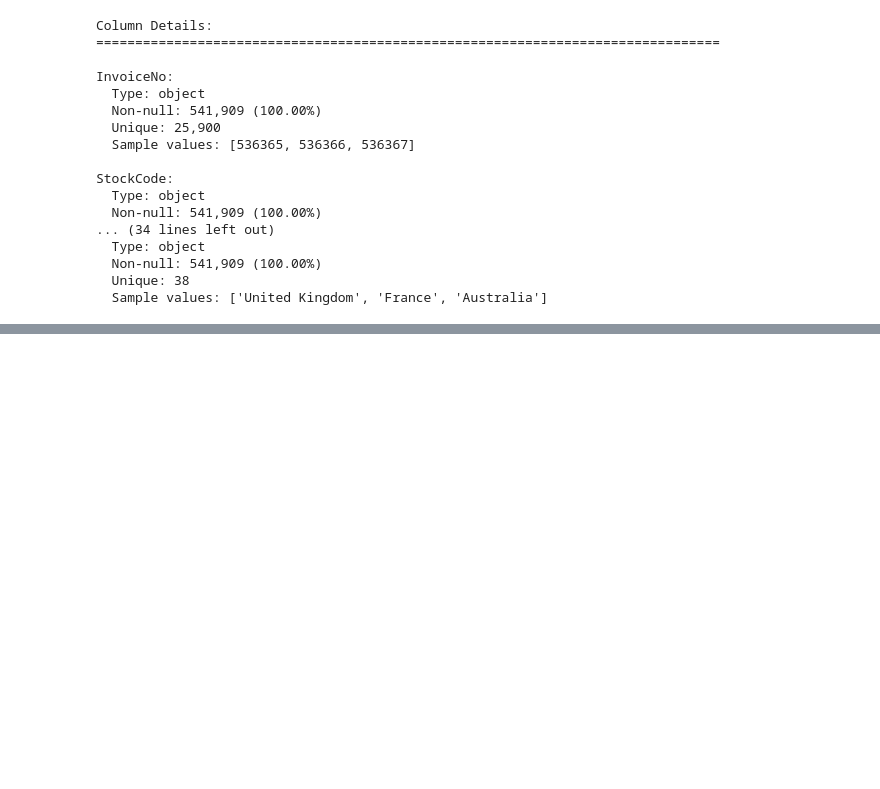
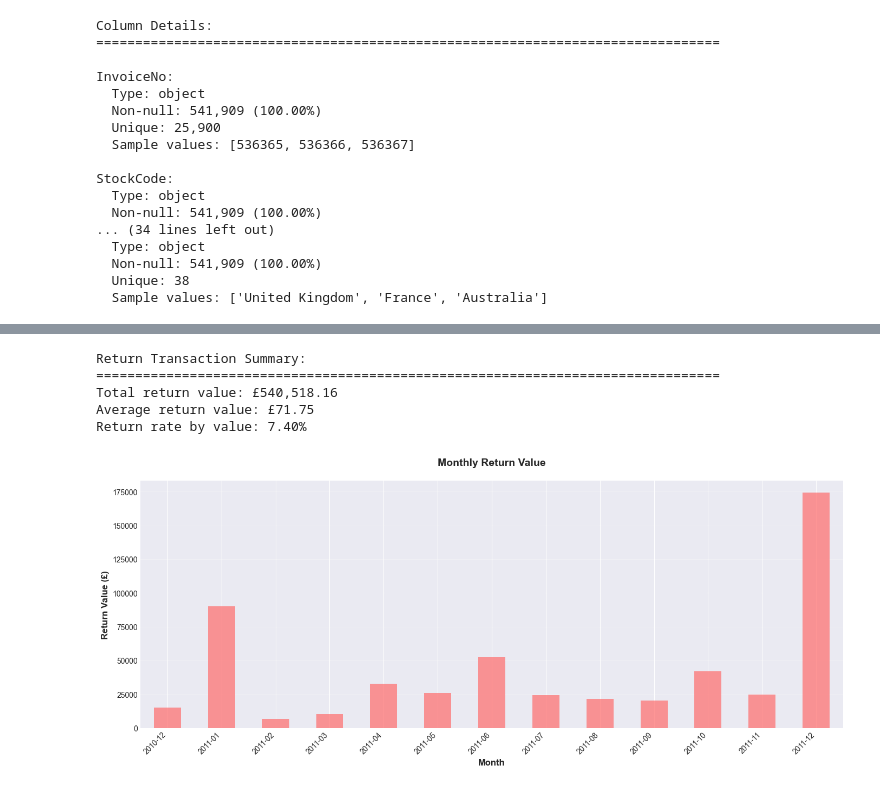
Before and after one commit to HarpinderC/ML-Business-Intelligence, a Jupyter notebook: customer-retention-analysis/notebooks/01_data_exploration.ipynb, the cells around one changed output, grey strips where cells are left out. Cells and saved outputs as stored; diff of their text form; code cells hidden in the pictures; blank space fills up the shorter version.

```diff
--- a/customer-retention-analysis/notebooks/01_data_exploration.ipynb
+++ b/customer-retention-analysis/notebooks/01_data_exploration.ipynb
@@ -218,0 +486,33 @@ StockCode:
+# %%
+# ┌────────────────────────────────────────────────────────────┐
+# │ Return Transaction Analysis                               │
+# └────────────────────────────────────────────────────────────┘
+
+# Calculate return metrics
+returns['ReturnValue'] = abs(returns['Quantity'] * returns['UnitPrice'])
+returns_by_month = returns.groupby(returns['InvoiceDate'].dt.to_period('M'))['ReturnValue'].sum()
+
+print("Return Transaction Summary:")
+print("="*80)
+print(f"Total return value: £{returns['ReturnValue'].sum():,.2f}")
+print(f"Average return value: £{returns['ReturnValue'].mean():.2f}")
+print(f"Return rate by value: {returns['ReturnValue'].sum() / purchases['Revenue'].sum() * 100:.2f}%")
+
+# Visualization
+fig, ax = plt.subplots(figsize=(14, 6))
+returns_by_month.plot(kind='bar', ax=ax, color='#FF6B6B', alpha=0.7)
+ax.set_xlabel('Month', fontsize=12, fontweight='bold')
+ax.set_ylabel('Return Value (£)', fontsize=12, fontweight='bold')
+ax.set_title('Monthly Return Value', fontsize=14, fontweight='bold', pad=20)
+ax.grid(axis='y', alpha=0.3)
+plt.xticks(rotation=45, ha='right')
+plt.tight_layout()
+plt.savefig(DIR_FIGURES / '03_return_analysis.png', dpi=300, bbox_inches='tight')
+plt.show()
+# %% [output]
+Return Transaction Summary:
+================================================================================
+Total return value: £540,518.16
+Average return value: £71.75
+Return rate by value: 7.40%
+[figure, added]
```
Also changed, not shown: parts of 9 cells of this notebook, 1 other file.
